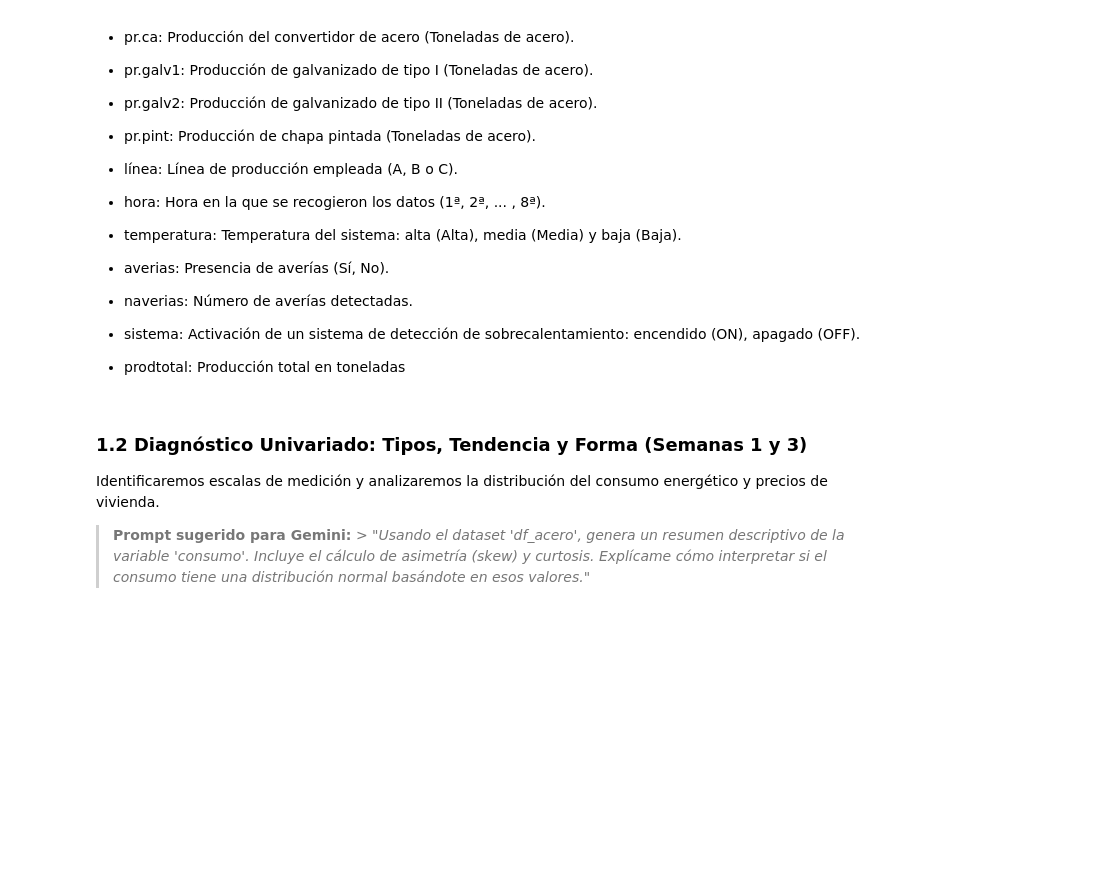
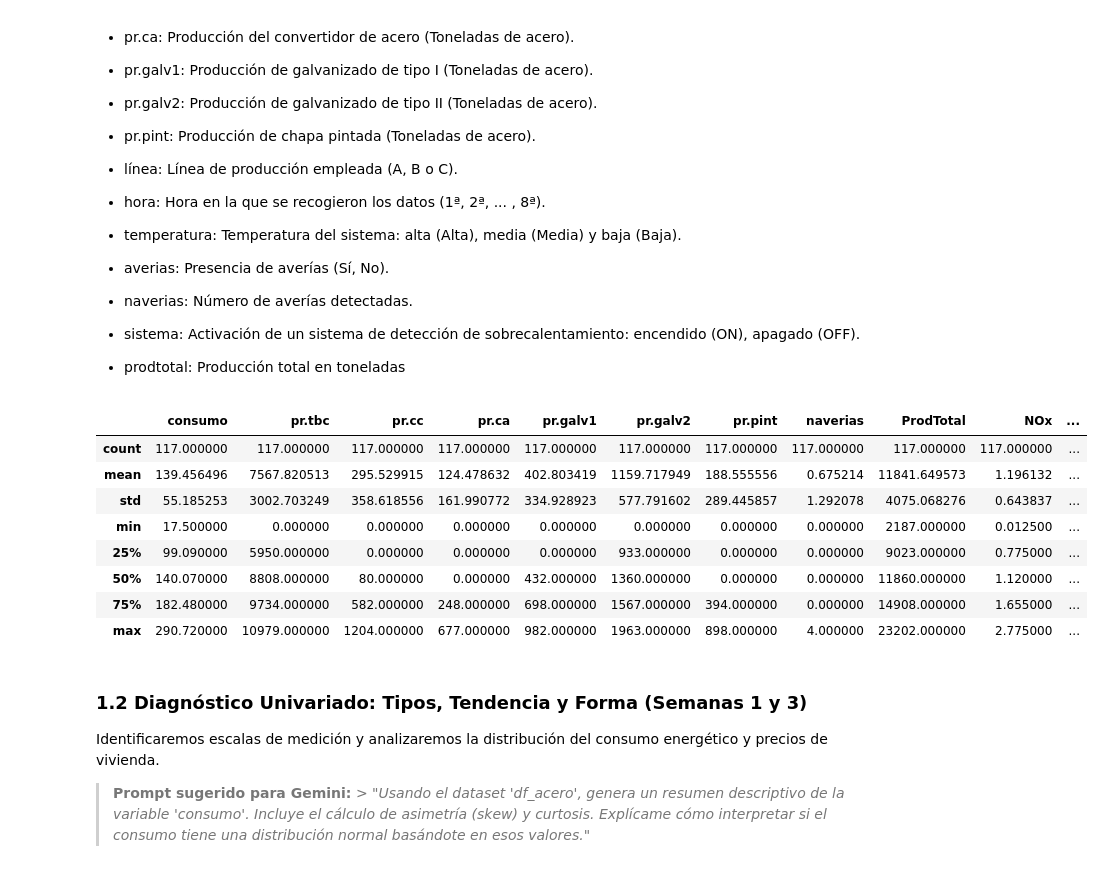
Before and after one commit to carlitosdvega23-a11y/Estadistica_G1_2026_1, a Jupyter notebook: 4_Semana_04_EDA_Intensivo_Python_y_R_SEMANAS_1_4.ipynb, the cells around one changed output. Drawn from its saved outputs; the diff is of its cells as text; code cells hidden in the pictures; blank space fills up the shorter version.

Commit message:
Carga del dataset acero.csv con pandas

```diff
--- a/4_Semana_04_EDA_Intensivo_Python_y_R_SEMANAS_1_4.ipynb
+++ b/4_Semana_04_EDA_Intensivo_Python_y_R_SEMANAS_1_4.ipynb
@@ -285,6 +290,22 @@ Con el fin de analizar el consumo energético de una empresa productora de acero
 # %%
 # [CELDA DE CÓDIGO: Pide a Gemini que complete el código aquí]
 import pandas as pd
+# %%
+# Cargar el dataset acero.scv que esta en la ubicacion:
+# /content/drive/MyDrive/Estadistica_Grupo1_2026/acero.csv
+df_acero = pd.read_csv("/content/drive/MyDrive/Estadistica_Grupo1_2026/acero.csv",decimal=",")
+# %%
+df_acero.describe()
+# %% [output]
+|  | consumo | pr.tbc | pr.cc | pr.ca | pr.galv1 | pr.galv2 | pr.pint | naverias | ProdTotal | NOx | ... |
+| count | 117.000000 | 117.000000 | 117.000000 | 117.000000 | 117.000000 | 117.000000 | 117.000000 | 117.000000 | 117.000000 | 117.000000 | ... |
+| mean | 139.456496 | 7567.820513 | 295.529915 | 124.478632 | 402.803419 | 1159.717949 | 188.555556 | 0.675214 | 11841.649573 | 1.196132 | ... |
+| std | 55.185253 | 3002.703249 | 358.618556 | 161.990772 | 334.928923 | 577.791602 | 289.445857 | 1.292078 | 4075.068276 | 0.643837 | ... |
+| min | 17.500000 | 0.000000 | 0.000000 | 0.000000 | 0.000000 | 0.000000 | 0.000000 | 0.000000 | 2187.000000 | 0.012500 | ... |
+| 25% | 99.090000 | 5950.000000 | 0.000000 | 0.000000 | 0.000000 | 933.000000 | 0.000000 | 0.000000 | 9023.000000 | 0.775000 | ... |
+| 50% | 140.070000 | 8808.000000 | 80.000000 | 0.000000 | 432.000000 | 1360.000000 | 0.000000 | 0.000000 | 11860.000000 | 1.120000 | ... |
+| 75% | 182.480000 | 9734.000000 | 582.000000 | 248.000000 | 698.000000 | 1567.000000 | 394.000000 | 0.000000 | 14908.000000 | 1.655000 | ... |
+| max | 290.720000 | 10979.000000 | 1204.000000 | 677.000000 | 982.000000 | 1963.000000 | 898.000000 | 4.000000 | 23202.000000 | 2.775000 | ... |
 # %% [markdown]
 ### 1.2 Diagnóstico Univariado: Tipos, Tendencia y Forma (Semanas 1 y 3)
 
```
Also changed, not shown: parts of 1 cell of this notebook.
